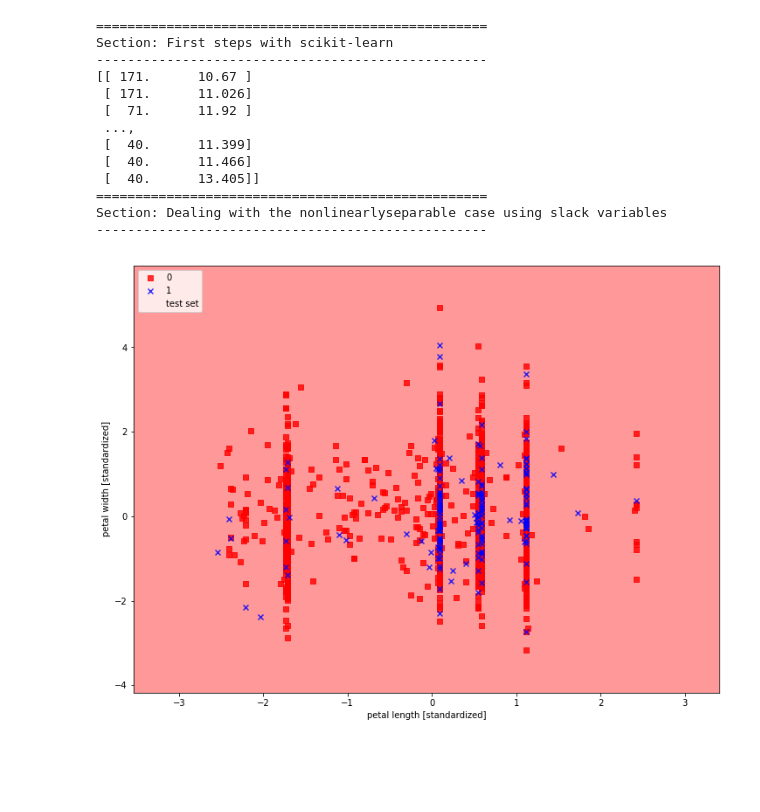
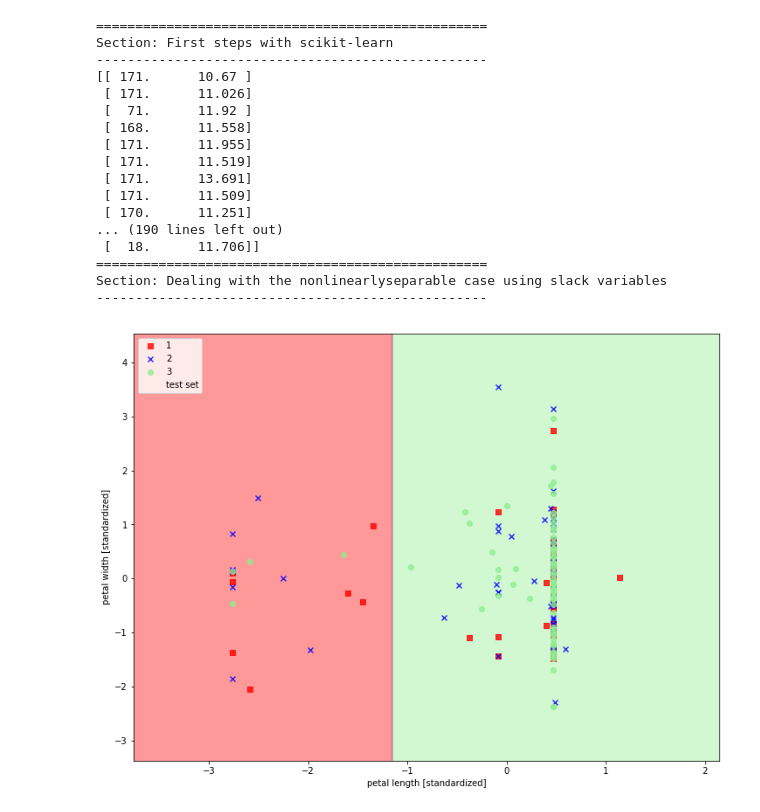
Before and after one commit to MrBearTW/TCFST, a Jupyter notebook: Project/scikit-learn_study/svm_wu/SVM_jupyter_bank.ipynb, the cells around one changed output. Cells and saved outputs as stored; diff of their text form; code cells hidden in the pictures; blank space fills up the shorter version.

```diff
--- a/Project/scikit-learn_study/svm_wu/SVM_jupyter_bank.ipynb
+++ b/Project/scikit-learn_study/svm_wu/SVM_jupyter_bank.ipynb
@@ -32,7 +32,7 @@ print(50 * '-')
 ###################################################
 
 #iris = datasets.load_iris()
-df = pd.read_csv('20171113_2000.csv',index_col=0)
+df = pd.read_csv('20171113_200_2_3.csv',index_col=0)
 #print(df)
 #print(df.iloc[:,0:3])
 #print(df.iloc[:,21:22])
@@ -118,38 +118,42 @@ def plot_decision_regions(X, y, classifier, test_idx=None, resolution=0.02):
 X_combined_std = np.vstack((X_train_std, X_test_std))
 y_combined = np.hstack((y_train, y_test))
 
 #############################################################################
 print(50 * '=')
 print('Section: Dealing with the nonlinearly'
       'separable case using slack variables')
 print(50 * '-')
 
 svm = SVC(kernel='linear', C=10.0, random_state=0)
 svm.fit(X_train_std, y_train)
 
 plot_decision_regions(X_combined_std, y_combined,
                       classifier=svm, test_idx=range(105, 150))
 plt.xlabel('petal length [standardized]')
 plt.ylabel('petal width [standardized]')
 plt.legend(loc='upper left')
 plt.show()
 
 #############################################################################
 # %% [output]
 ==================================================
 Section: First steps with scikit-learn
 --------------------------------------------------
 [[ 171.      10.67 ]
  [ 171.      11.026]
  [  71.      11.92 ]
- ...,
- [  40.      11.399]
- [  40.      11.466]
- [  40.      13.405]]
+ [ 168.      11.558]
+ [ 171.      11.955]
+ [ 171.      11.519]
+ [ 171.      13.691]
+ [ 171.      11.509]
+ [ 170.      11.251]
+... (190 lines left out)
+ [  18.      11.706]]
 ==================================================
 Section: Dealing with the nonlinearlyseparable case using slack variables
 --------------------------------------------------
-[figure, old version]
+[figure, new version]
 # %%
 #############################################################################
 print(50 * '=')
```
Also changed, not shown: parts of 5 cells of this notebook, 9 other files.
